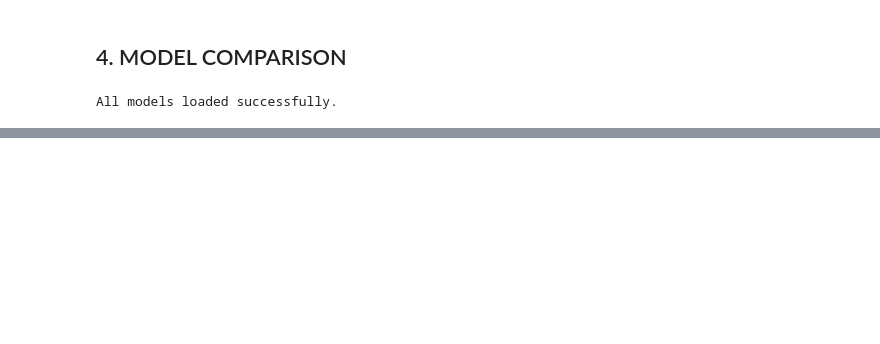
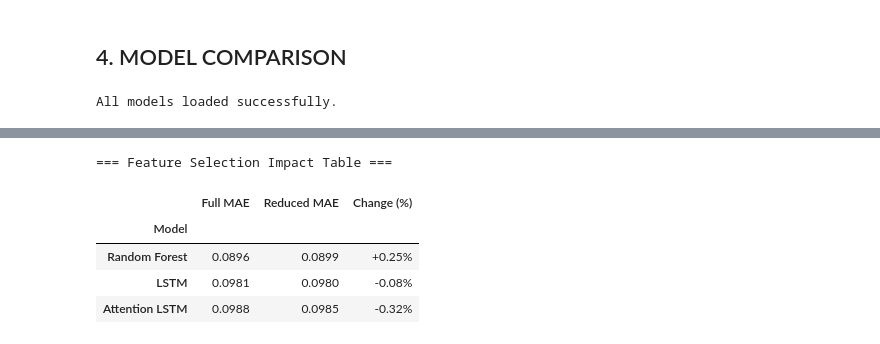
Before and after one commit to ICAI-IMAT-XAI/final-project-IgnacioBayon, a Jupyter notebook: notebooks/predict_difference.ipynb, the cells around one changed output, grey strips where cells are left out. Saved outputs shown, nothing was run; the diff lists cells and outputs as text; code cells hidden in the pictures; blank space fills up the shorter version.

```diff
--- a/notebooks/predict_difference.ipynb
+++ b/notebooks/predict_difference.ipynb
@@ -718,0 +729,39 @@ Attention LSTM (FS)  0.0978  0.2055
+# %%
+# ... [Run your previous code to generate metrics_df first] ...
+
+# Define the architectures to compare
+architectures = ["Random Forest", "LSTM", "Attention LSTM"]
+comparison_data = []
+
+for arch in architectures:
+    # Extract values from the main metrics_df
+    full_mae = metrics_df.loc[arch, "MAE"]
+    fs_mae = metrics_df.loc[f"{arch} (FS)", "MAE"]
+
+    # Calculate improvement
+    change_pct = ((fs_mae - full_mae) / full_mae) * 100
+
+    comparison_data.append({
+        "Model": arch,
+        "Full MAE": full_mae,
+        "Reduced MAE": fs_mae,
+        "Change (%)": change_pct
+    })
+
+# Create the specific comparison DataFrame
+comparison_df = pd.DataFrame(comparison_data).set_index("Model")
+
+# Display with specific formatting
+print("\n=== Feature Selection Impact Table ===")
+display(comparison_df.style.format({
+    "Full MAE": "{:.4f}",
+    "Reduced MAE": "{:.4f}",
+    "Change (%)": "{:+.2f}%"
+}))
+# %% [output]
+=== Feature Selection Impact Table ===
+|  | Full MAE | Reduced MAE | Change (%) |
+| Model |  |  |  |
+| Random Forest | 0.0896 | 0.0899 | +0.25% |
+| LSTM | 0.0981 | 0.0980 | -0.08% |
+| Attention LSTM | 0.0988 | 0.0985 | -0.32% |
```
Also changed, not shown: parts of 18 cells of this notebook, 1 other file.
